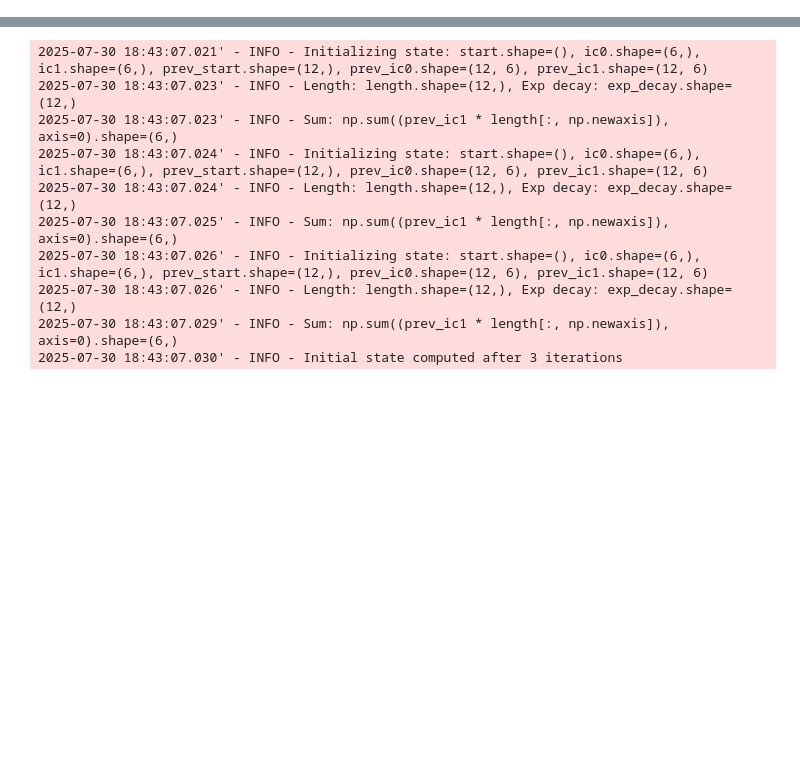
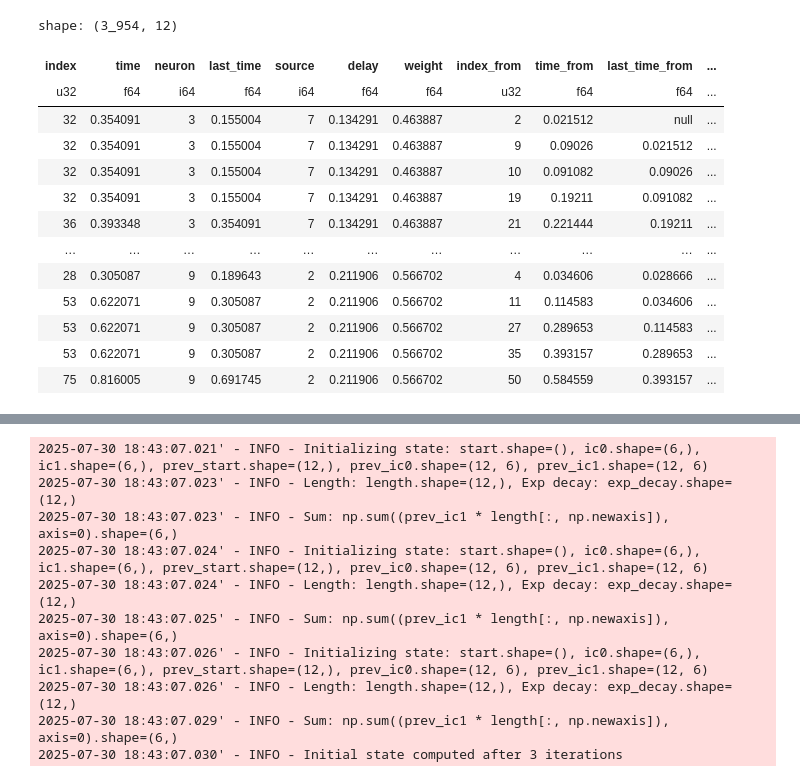
Before and after one commit to haguettaz/rsnn, a Jupyter notebook: notebooks/dev.ipynb, the cells around one changed output, grey strips where cells are left out. Saved outputs shown, nothing was run; the diff lists cells and outputs as text; code cells hidden in the pictures; blank space fills up the shorter version.

```diff
--- a/notebooks/dev.ipynb
+++ b/notebooks/dev.ipynb
@@ -104,0 +3571,6 @@ array([[0.58516633, 0.98722051,        nan, ..., 0.55249069, 0.61827651,
+# %%
+spikes = pl.DataFrame({"time": f_times, "neuron": f_neurons})
+spikes = spikes.sort("time")
+spikes = spikes.with_columns(pl.col("time").shift(1).over("neuron").alias("last_time"))
+spikes = spikes.with_row_index()
+spikes,
@@ -104,0 +3596,11 @@ array([[0.58516633, 0.98722051,        nan, ..., 0.55249069, 0.61827651,
+# %%
+synapses = pl.DataFrame(
+    {
+        # "index": in_indices,
+        "source": in_sources,
+        "target": in_targets,
+        "delay": in_delays,
+        "weight": in_weights,
+    }
+)
+synapses,
@@ -104,0 +3626,4 @@ array([[0.58516633, 0.98722051,        nan, ..., 0.55249069, 0.61827651,
+# %%
+paths_to_spikes = spikes.join(synapses, left_on="neuron", right_on="target", how="inner")
+paths_from_spikes = spikes.join(synapses, left_on="neuron", right_on="source", how="inner")
+paths_to_spikes, paths_from_spikes
@@ -104,0 +3648,13 @@ array([[0.58516633, 0.98722051,        nan, ..., 0.55249069, 0.61827651,
+# %%
+# spikes_to_spikes = paths_from_spikes.join(spikes, left_on="target", right_on="neuron", how="inner", suffix="_to")
+spikes_to_spikes = paths_to_spikes.join(
+    spikes, left_on="source", right_on="neuron", how="inner", suffix="_from"
+)
+spikes_to_spikes = spikes_to_spikes.with_columns(
+    time_from_in=pl.col("time_from") + pl.col("delay")
+)
+spikes_to_spikes = spikes_to_spikes.filter(
+    (pl.col("time_from_in") < pl.col("time"))
+    & (pl.col("time_from_in") >= pl.col("last_time"))
+)
+spikes_to_spikes,
@@ -104,0 +3681,19 @@ array([[0.58516633, 0.98722051,        nan, ..., 0.55249069, 0.61827651,
+# %%
+spikes_to_spikes = spikes_to_spikes.with_columns(coefficient=pl.col("weight")* (1 + pl.col("time_from_in") - pl.col("time")) * (pl.col("time_from_in") - pl.col("time")).exp())
+spikes_to_spikes
+        #         * np.exp(-(f_time_i - in_times_j)))
+# %% [output]
+shape: (3_954, 12)
+| index | time | neuron | last_time | source | delay | weight | index_from | time_from | last_time_from | ... |
+| u32 | f64 | i64 | f64 | i64 | f64 | f64 | u32 | f64 | f64 | ... |
+| 32 | 0.354091 | 3 | 0.155004 | 7 | 0.134291 | 0.463887 | 2 | 0.021512 | null | ... |
+| 32 | 0.354091 | 3 | 0.155004 | 7 | 0.134291 | 0.463887 | 9 | 0.09026 | 0.021512 | ... |
+| 32 | 0.354091 | 3 | 0.155004 | 7 | 0.134291 | 0.463887 | 10 | 0.091082 | 0.09026 | ... |
+| 32 | 0.354091 | 3 | 0.155004 | 7 | 0.134291 | 0.463887 | 19 | 0.19211 | 0.091082 | ... |
+| 36 | 0.393348 | 3 | 0.354091 | 7 | 0.134291 | 0.463887 | 21 | 0.221444 | 0.19211 | ... |
+| … | … | … | … | … | … | … | … | … | … | ... |
+| 28 | 0.305087 | 9 | 0.189643 | 2 | 0.211906 | 0.566702 | 4 | 0.034606 | 0.028666 | ... |
+| 53 | 0.622071 | 9 | 0.305087 | 2 | 0.211906 | 0.566702 | 11 | 0.114583 | 0.034606 | ... |
+| 53 | 0.622071 | 9 | 0.305087 | 2 | 0.211906 | 0.566702 | 27 | 0.289653 | 0.114583 | ... |
+| 53 | 0.622071 | 9 | 0.305087 | 2 | 0.211906 | 0.566702 | 35 | 0.393157 | 0.289653 | ... |
+| 75 | 0.816005 | 9 | 0.691745 | 2 | 0.211906 | 0.566702 | 50 | 0.584559 | 0.393157 | ... |
```
Also changed, not shown: parts of 134 cells of this notebook, 56 other files.
